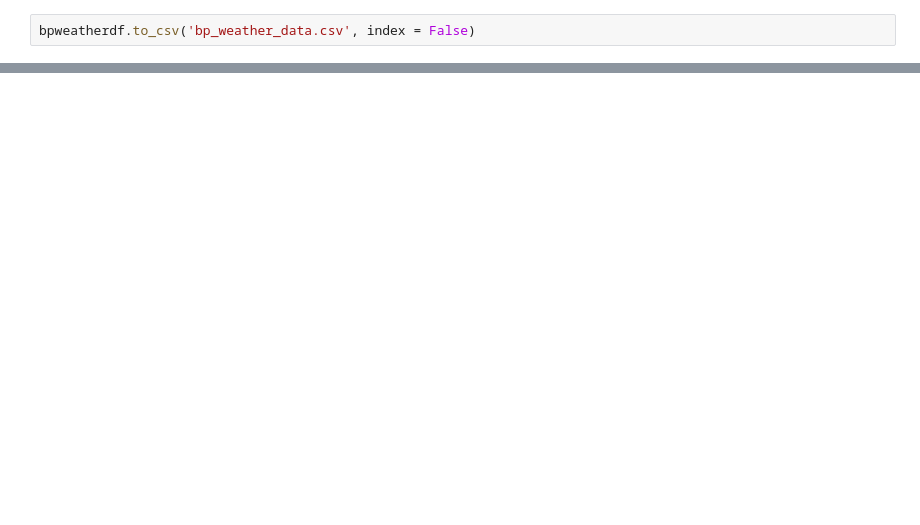
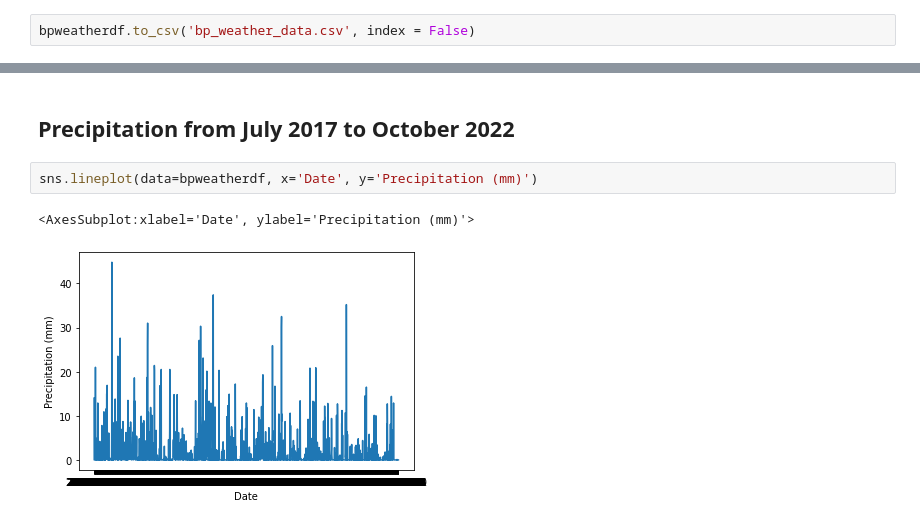
Before and after one commit to qwerty6601/Weather_Prediction_DS, a Jupyter notebook: bp_weather_webscraping.ipynb, the cells around one changed output, grey strips where cells are left out. Cells and saved outputs as stored; diff of their text form; blank space fills up the shorter version.

```diff
--- a/bp_weather_webscraping.ipynb
+++ b/bp_weather_webscraping.ipynb
@@ -84,0 +122,7 @@ bpweatherdf.to_csv('bp_weather_data.csv', index = False)
+# %% [markdown]
+## Precipitation from July 2017 to October 2022
+# %%
+sns.lineplot(data=bpweatherdf, x='Date', y='Precipitation (mm)')
+# %% [output]
+<AxesSubplot:xlabel='Date', ylabel='Precipitation (mm)'>
+[figure, added]
```
Also changed, not shown: parts of 14 cells of this notebook, 1 other file.
